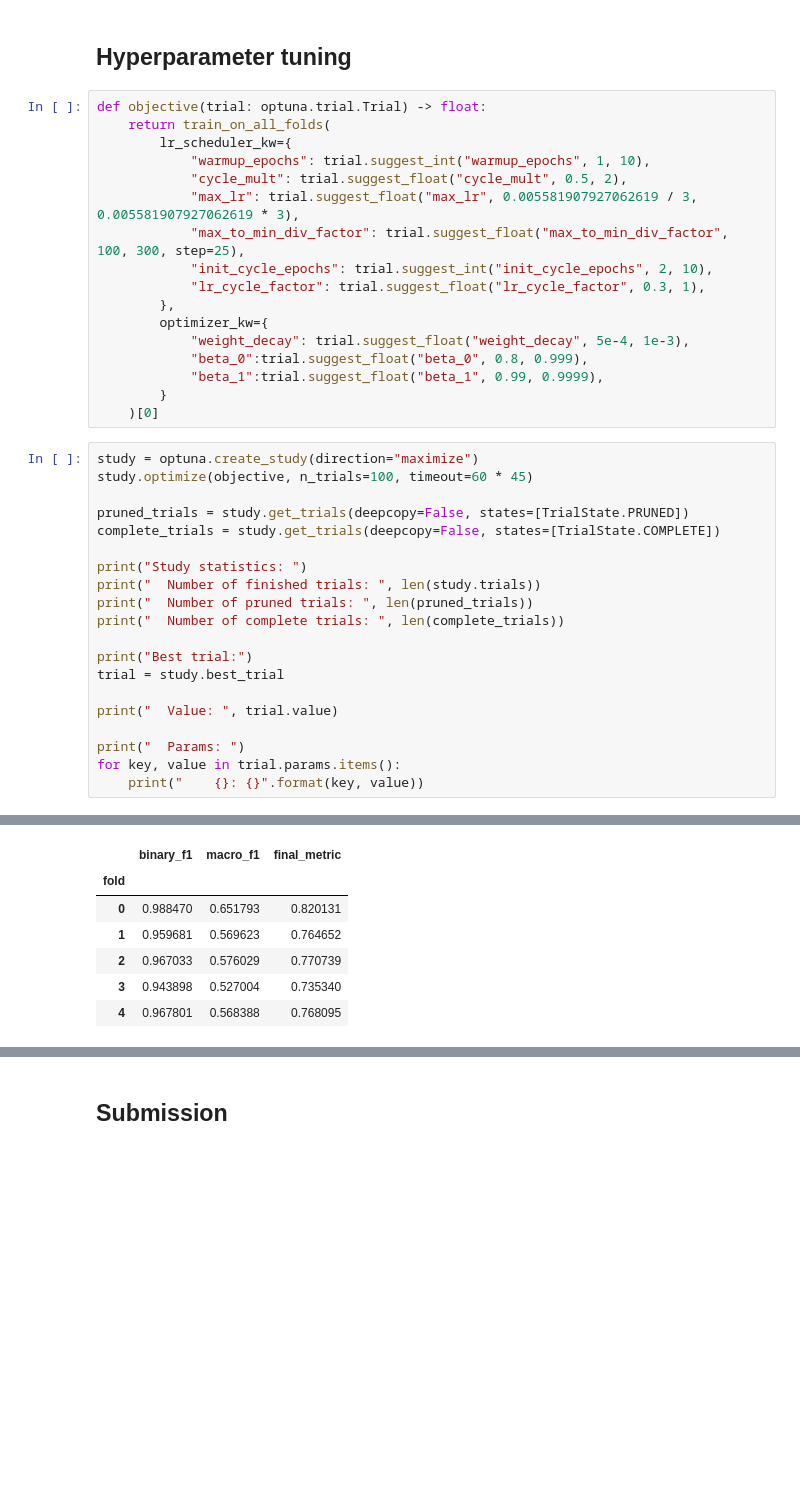
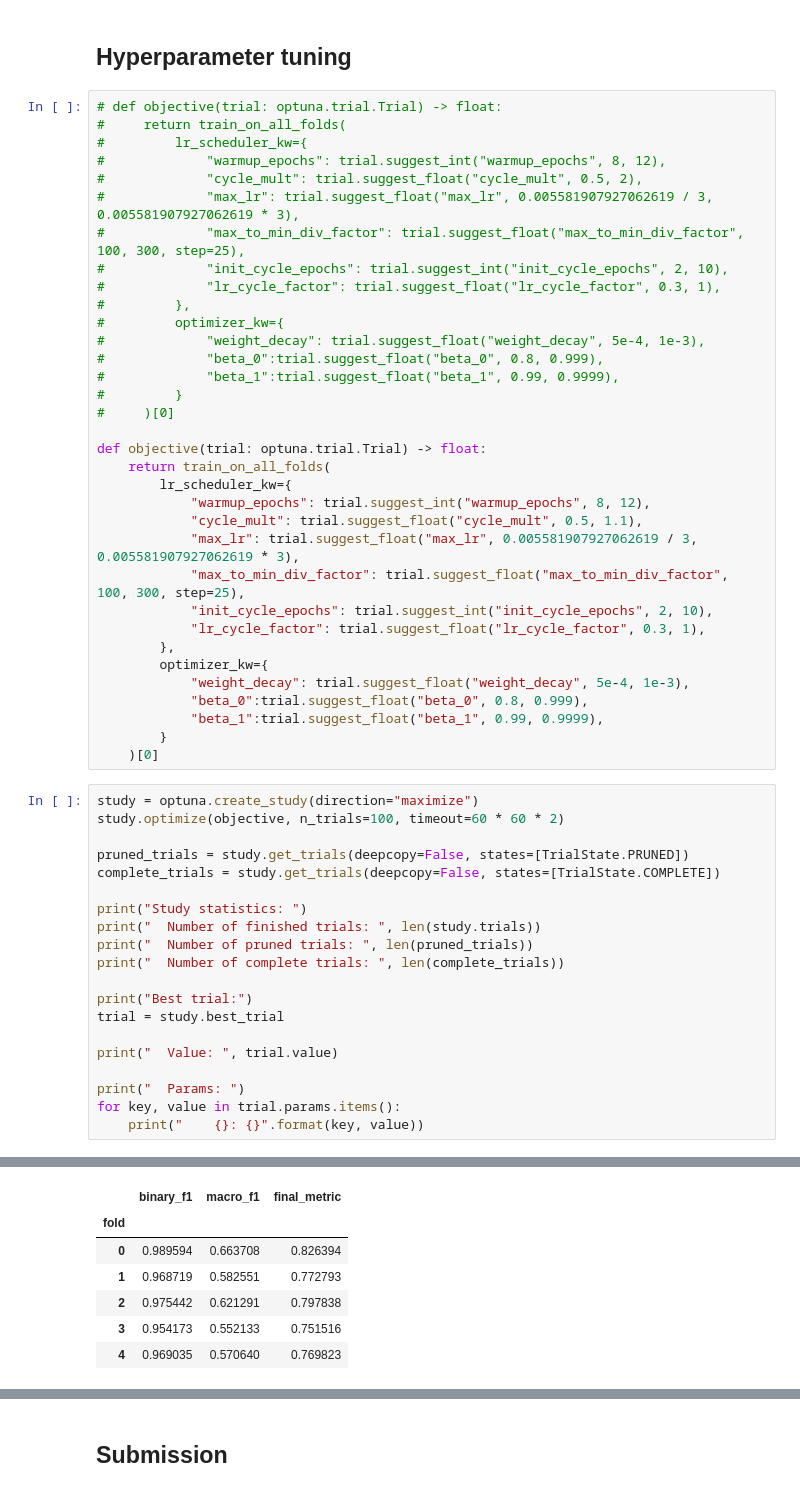
Before and after one commit to MauroAbidalCarrer/CMI-2025-competition, a Jupyter notebook: notebooks/train_and_infer.ipynb, the cells around one changed output, grey strips where cells are left out. Saved outputs shown, nothing was run; the diff lists cells and outputs as text; blank space fills up the shorter version.

Commit message:
Feat: Ran 2 hours hyperparameter tuning with warmup epoch range from 8 to 12 instead of 1 to 10.

```diff
--- a/notebooks/train_and_infer.ipynb
+++ b/notebooks/train_and_infer.ipynb
@@ -1175,11 +1175,28 @@ mean best CV: 0.7827318390357785
 # %% [markdown]
 ## Hyperparameter tuning
 # %%
+# def objective(trial: optuna.trial.Trial) -> float:
+#     return train_on_all_folds(
+#         lr_scheduler_kw={
+#             "warmup_epochs": trial.suggest_int("warmup_epochs", 8, 12),
+#             "cycle_mult": trial.suggest_float("cycle_mult", 0.5, 2),
+#             "max_lr": trial.suggest_float("max_lr", 0.005581907927062619 / 3, 0.005581907927062619 * 3),
+#             "max_to_min_div_factor": trial.suggest_float("max_to_min_div_factor", 100, 300, step=25),
+#             "init_cycle_epochs": trial.suggest_int("init_cycle_epochs", 2, 10),
+#             "lr_cycle_factor": trial.suggest_float("lr_cycle_factor", 0.3, 1),
+#         },
+#         optimizer_kw={
+#             "weight_decay": trial.suggest_float("weight_decay", 5e-4, 1e-3),
+#             "beta_0":trial.suggest_float("beta_0", 0.8, 0.999),
+#             "beta_1":trial.suggest_float("beta_1", 0.99, 0.9999),
+#         }
+#     )[0]
+
 def objective(trial: optuna.trial.Trial) -> float:
     return train_on_all_folds(
         lr_scheduler_kw={
-            "warmup_epochs": trial.suggest_int("warmup_epochs", 1, 10),
-            "cycle_mult": trial.suggest_float("cycle_mult", 0.5, 2),
+            "warmup_epochs": trial.suggest_int("warmup_epochs", 8, 12),
+            "cycle_mult": trial.suggest_float("cycle_mult", 0.5, 1.1),
             "max_lr": trial.suggest_float("max_lr", 0.005581907927062619 / 3, 0.005581907927062619 * 3),
             "max_to_min_div_factor": trial.suggest_float("max_to_min_div_factor", 100, 300, step=25),
             "init_cycle_epochs": trial.suggest_int("init_cycle_epochs", 2, 10),
@@ -1193,7 +1210,7 @@ def objective(trial: optuna.trial.Trial) -> float:
     )[0]
 # %%
 study = optuna.create_study(direction="maximize")
-study.optimize(objective, n_trials=100, timeout=60 * 45)
+study.optimize(objective, n_trials=100, timeout=60 * 60 * 2)
 
 pruned_trials = study.get_trials(deepcopy=False, states=[TrialState.PRUNED])
 complete_trials = study.get_trials(deepcopy=False, states=[TrialState.COMPLETE])
@@ -1229,11 +1246,11 @@ Epoch 04: Binary F1 = 0.9466, Macro F1 = 0.4405, Final Metric = 0.6935
 Cross-Validation Results
 ==================================================
 
 Best Fold-wise Metrics:
 |  | binary_f1 | macro_f1 | final_metric |
 | fold |  |  |  |
-| 0 | 0.988470 | 0.651793 | 0.820131 |
-| 1 | 0.959681 | 0.569623 | 0.764652 |
-| 2 | 0.967033 | 0.576029 | 0.770739 |
-| 3 | 0.943898 | 0.527004 | 0.735340 |
-| 4 | 0.967801 | 0.568388 | 0.768095 |
+| 0 | 0.989594 | 0.663708 | 0.826394 |
+| 1 | 0.968719 | 0.582551 | 0.772793 |
+| 2 | 0.975442 | 0.621291 | 0.797838 |
+| 3 | 0.954173 | 0.552133 | 0.751516 |
+| 4 | 0.969035 | 0.570640 | 0.769823 |
```
Also changed, not shown: parts of 2 cells of this notebook.
